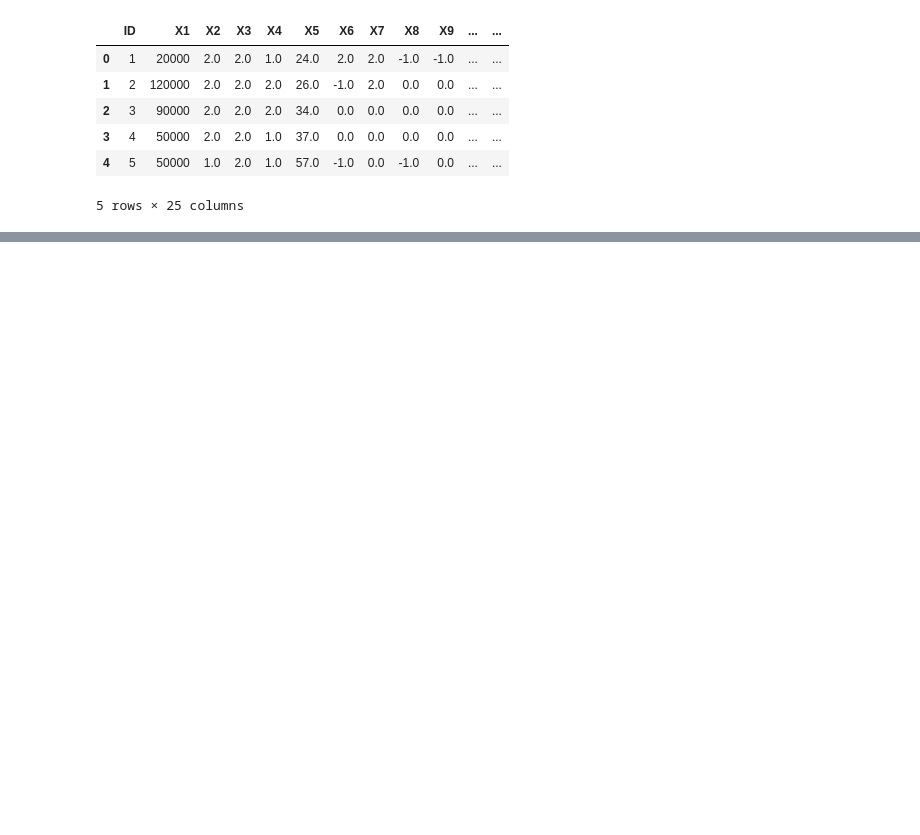
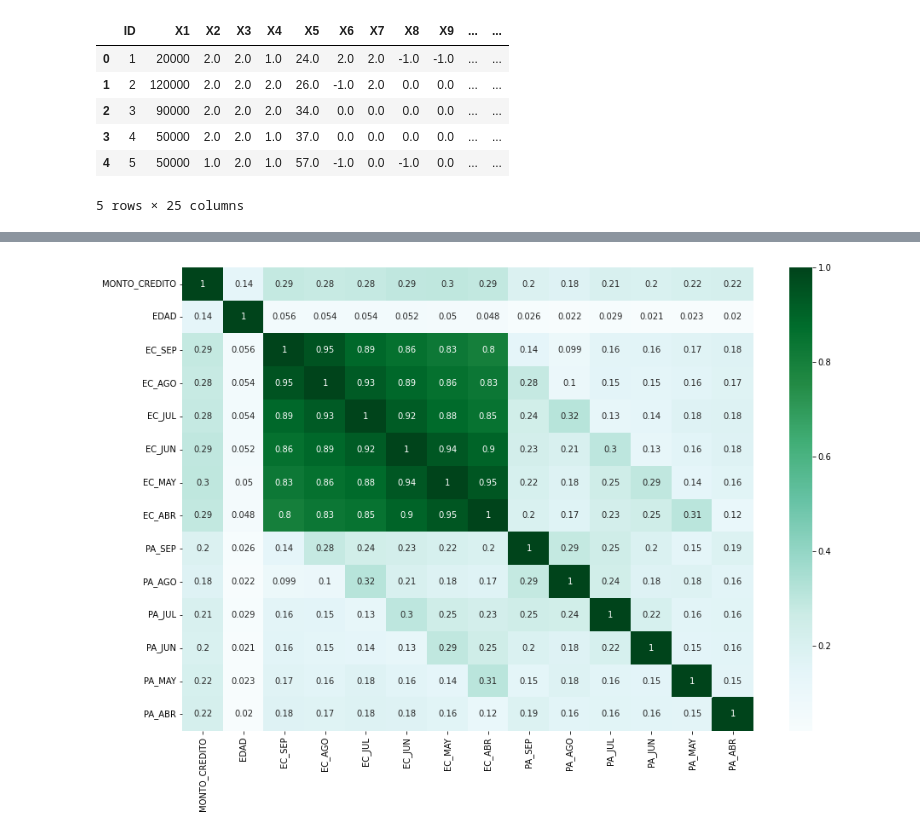
Before and after one commit to PosgradoMNA/actividades-del-projecto-Equipo_43_Carlos_Mendoza_and_Alan_Avelino, a Jupyter notebook: Actividad_Semanal_4_Equipo_43.ipynb, the cells around one changed output, grey strips where cells are left out. Saved outputs shown, nothing was run; the diff lists cells and outputs as text; code cells hidden in the pictures; blank space fills up the shorter version.

```diff
--- a/Actividad_Semanal_4_Equipo_43.ipynb
+++ b/Actividad_Semanal_4_Equipo_43.ipynb
@@ -34,0 +41,3 @@ df.head()
+# %%
+df.rename(columns={'X1':'MONTO_CREDITO', 'X2':'GENERO', 'X3':'EDUCACION', 'X4':'ESTADO_CIVIL', 'X5':'EDAD', 'X6':'H_SEP','X7':'H_AGO','X8':'H_JUL','X9':'H_JUN','X10':'H_MAY','X11':'H_ABR','X12':'EC_SEP','X13':'EC_AGO','X14':'EC_JUL','X15':'EC_JUN', 'X16':'EC_MAY','X17':'EC_ABR','X18':'PA_SEP', 'X19':'PA_AGO','X20':'PA_JUL','X21':'PA_JUN','X22':'PA_MAY','X23':'PA_ABR'}, inplace = True)
+df.head()
@@ -34,0 +54,2 @@ df.head()
+# %%
+df_2 = df.copy()
@@ -34,0 +113,3 @@ df.head()
+# %%
+df_2.dropna(inplace=True)
+df_2.describe()
@@ -34,0 +149,3 @@ df.head()
+# %%
+df_2 = df_2.drop(labels=['ID','GENERO','EDUCACION','ESTADO_CIVIL', 'H_SEP','H_AGO','H_JUL','H_JUN','H_MAY','H_ABR','Y'],axis=1)
+df_2.head()
@@ -34,0 +179,8 @@ df.head()
+# %%
+corrs = df_2.corr()
+plt.figure(figsize=(15,10))
+plt.title = "Varianza entre variables (Correlación)"
+sns.heatmap(corrs, cmap = "BuGn", annot= True)
+plt.show()
+# %% [output]
+[figure, added]
```
Also changed, not shown: parts of 33 cells of this notebook.
